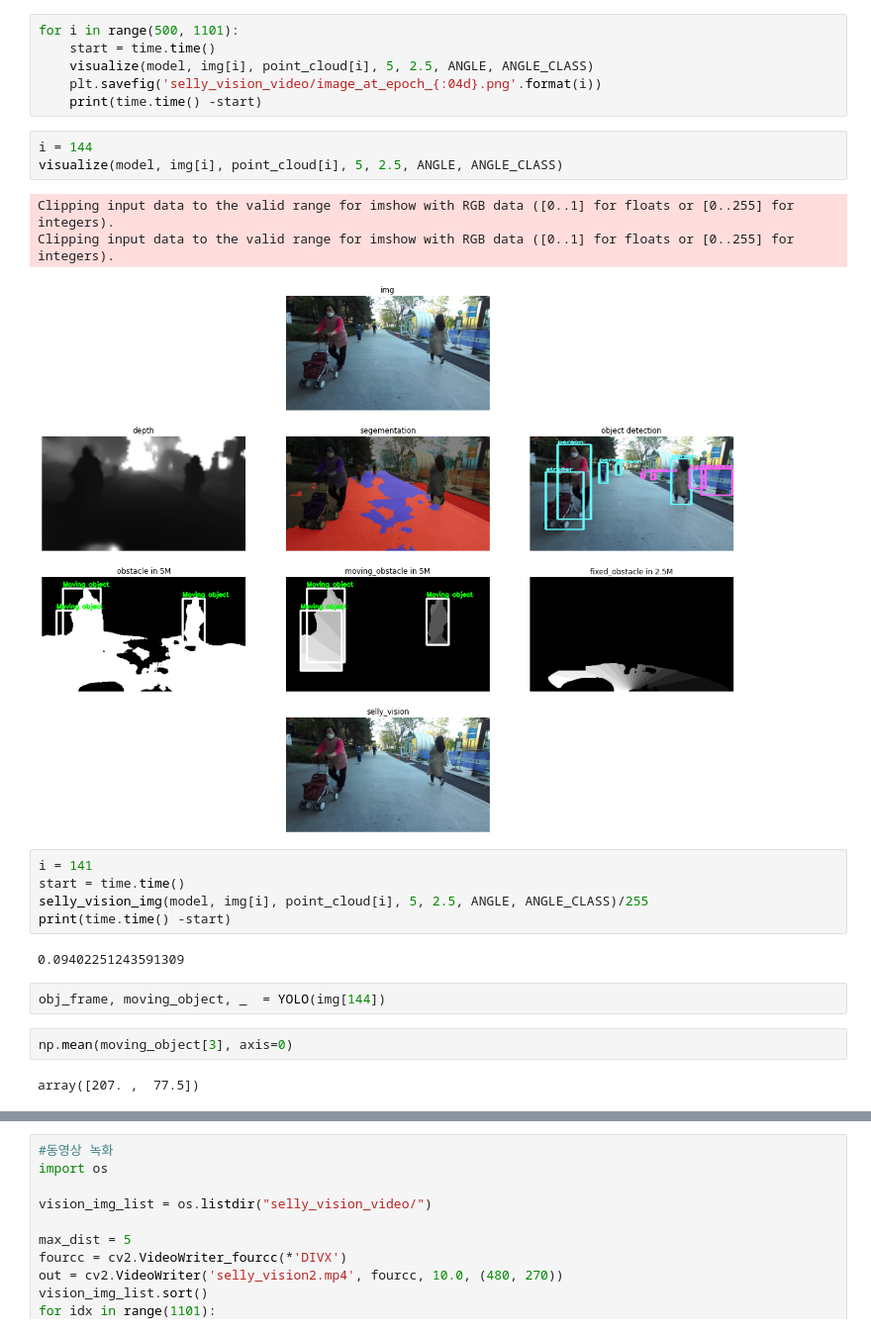
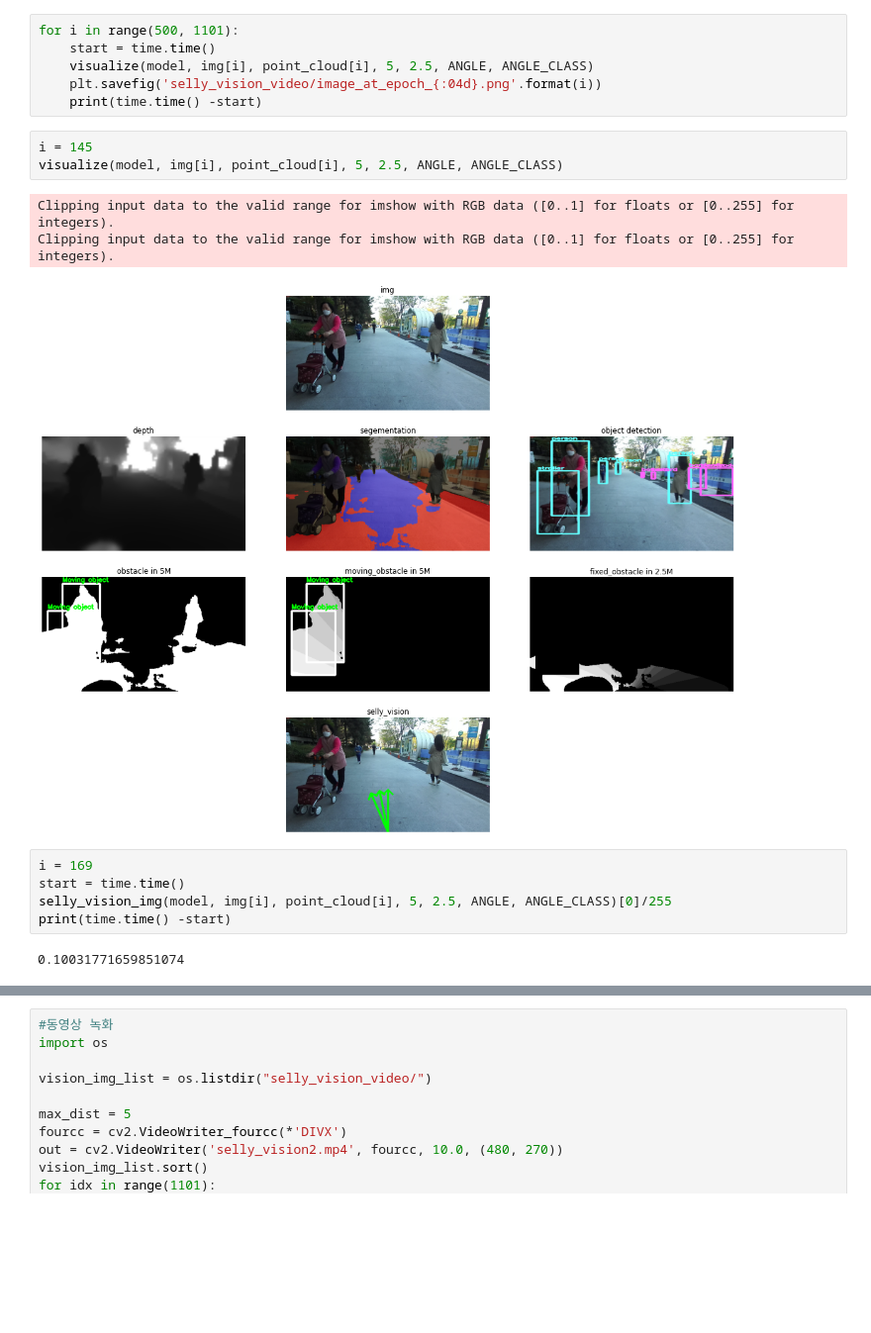
Before and after one commit to seraaaayeo/SellyDev, a Jupyter notebook: vision_optimizer.ipynb, the cells around one changed output, grey strips where cells are left out. Shown: that part at 99% size. Saved outputs shown, nothing was run; the diff lists cells and outputs as text; blank space fills up the shorter version.

```diff
--- a/vision_optimizer.ipynb
+++ b/vision_optimizer.ipynb
@@ -59,22 +59,16 @@ for i in range(500, 1101):
     plt.savefig('selly_vision_video/image_at_epoch_{:04d}.png'.format(i))
     print(time.time() -start)
 # %%
-i = 144
+i = 145
 visualize(model, img[i], point_cloud[i], 5, 2.5, ANGLE, ANGLE_CLASS)
 # %% [output]
 Clipping input data to the valid range for imshow with RGB data ([0..1] for floats or [0..255] for integers).
 Clipping input data to the valid range for imshow with RGB data ([0..1] for floats or [0..255] for integers).
-[figure, old version]
+[figure, new version]
 # %%
-i = 141
+i = 169
 start = time.time()
-selly_vision_img(model, img[i], point_cloud[i], 5, 2.5, ANGLE, ANGLE_CLASS)/255
+selly_vision_img(model, img[i], point_cloud[i], 5, 2.5, ANGLE, ANGLE_CLASS)[0]/255
 print(time.time() -start)
 # %% [output]
-0.09402251243591309
+0.10031771659851074
-# %%
-obj_frame, moving_object, _  = YOLO(img[144])
-# %%
-np.mean(moving_object[3], axis=0)
-# %% [output]
-array([207. ,  77.5])
```
Also changed, not shown: parts of 12 cells of this notebook, 5 other files.
